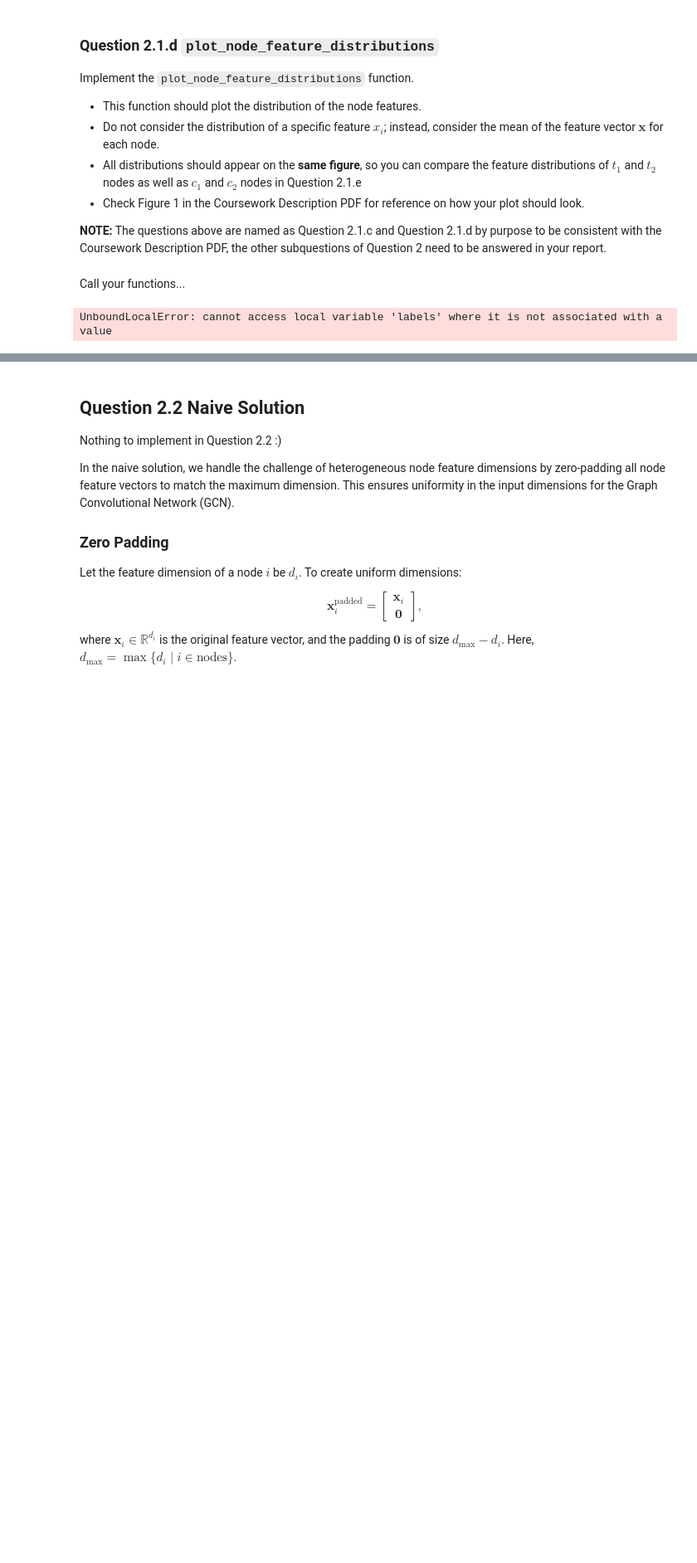
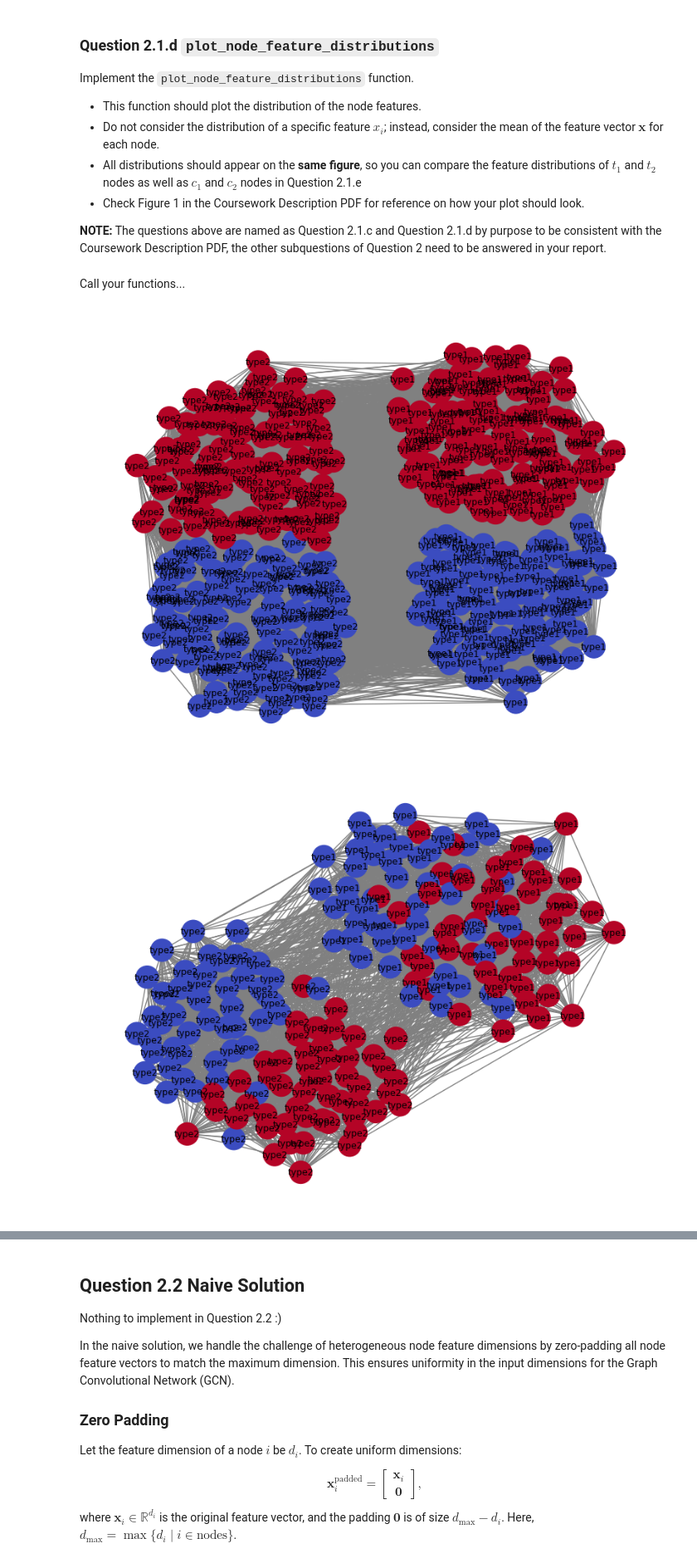
Before and after one commit to rishi-khiroya/dgl, a Jupyter notebook: q2_heterogeneous_node_classifcation.ipynb, the cells around one changed output, grey strips where cells are left out. Shown at 83% size. Drawn from its saved outputs; the diff is of its cells as text; code cells hidden in the pictures; blank space fills up the shorter version.

```diff
--- a/q2_heterogeneous_node_classifcation.ipynb
+++ b/q2_heterogeneous_node_classifcation.ipynb
@@ -144,26 +144,35 @@ Before diving into the modeling phase, it's crucial to explore and understand th
 # ####################################################
 
 
-def plot_graph(A):
+def plot_graph(A, y, mapping):
     """
     Visualize the graph structure with:
       - node colors based on their labels
       - node types written over the nodes
     """
 
+    y = y.numpy() if isinstance(y, torch.Tensor) else np.array(y)
+
+    # Create a NetworkX graph from the adjacency matrix
     G = nx.from_numpy_array(A.numpy())
 
+    # Assign positions to nodes
     pos = nx.spring_layout(G)
 
-    labels = np.unique(labels)
-    cmap = plt.cm.get_cmap("viridis", len(labels))
-    colors = [cmap(labels.index(label)) for label in labels]
+    # Assign colors based on labels
+    labels = np.unique(y)
+    cmap = plt.cm.get_cmap("coolwarm", len(labels))  # Use a diverging colormap
+    color_map = {label: cmap(i) for i, label in enumerate(labels)}
+    node_colors = [color_map[label] for label in y]
 
+    # Plot the graph
     plt.figure(figsize=(8, 6))
-    nx.draw(G, pos, node_color=colors, with_labels=False)
+    nx.draw(G, pos, node_color=node_colors, with_labels=False, edge_color="gray", node_size=500, cmap=cmap)
 
-    for i, (x, y) in enumerate(pos.values()):
-      plt.text(x, y, str(node_types[i]), fontsize=9, ha="center", va="center", color="white")
+    # Annotate nodes with their types
+    for i, (x, y_pos) in enumerate(pos.values()):
+        node_type = mapping[i]["node_type"]
+        plt.text(x, y_pos, node_type, fontsize=9, ha="center", va="center", color="black")
 
     plt.show()
 
@@ -241,16 +271,17 @@ Call your functions...
 # %%
 # ####################################################
 # MODIFY THE CODE BELOW
 # ####################################################
 
-plot_graph(A_train)
-plot_graph(A_val)
+plot_graph(A_train, y_train, mapping_train)
+plot_graph(A_val, y_val, mapping_val)
 
 # ####################################################
 # END OF MODIFICATION
 # ####################################################
 # %% [output]
-UnboundLocalError: cannot access local variable 'labels' where it is not associated with a value
+[figure, added]
+[figure, added]
 # %%
 # ####################################################
 # MODIFY THE CODE BELOW
```
Also changed, not shown: parts of 9 cells of this notebook.
